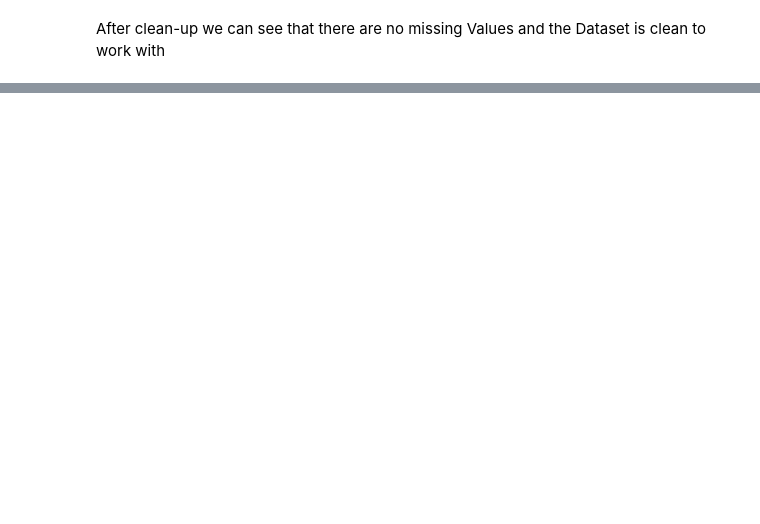
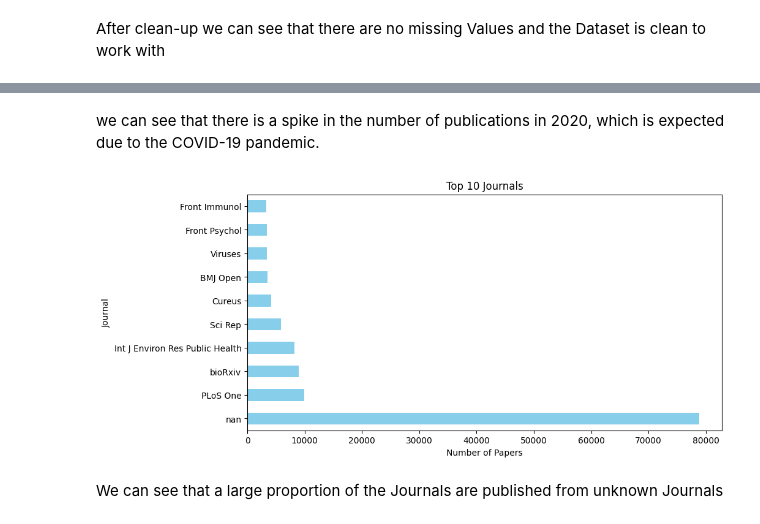
Before and after one commit to im-miracle/nlp_related_document_search_engine, a Jupyter notebook: notebook/query_based_recommendation_system.ipynb, the cells around one changed output, grey strips where cells are left out. Drawn from its saved outputs; the diff is of its cells as text; code cells hidden in the pictures; blank space fills up the shorter version.

```diff
--- a/notebook/query_based_recommendation_system.ipynb
+++ b/notebook/query_based_recommendation_system.ipynb
@@ -135,0 +159,14 @@ After clean-up we can see that there are no missing Values and the Dataset is cl
+# %% [markdown]
+we can see that there is a spike in the number of publications in 2020, which is expected due to the COVID-19 pandemic.
+# %%
+# Now, let's check the distribution of the number of authors per paper.
+plt.figure(figsize=(10, 5))
+coronaDS["journal"].value_counts().head(10).plot(kind='barh', figsize=(10, 5), color='skyblue')
+plt.title('Top 10 Journals')
+plt.xlabel('Number of Papers')
+plt.ylabel('Journal')
+plt.show()
+# %% [output]
+[figure, added]
+# %% [markdown]
+We can see that a large proportion of the Journals are published from unknown Journals
```
Also changed, not shown: parts of 20 cells of this notebook, 1 other file.
